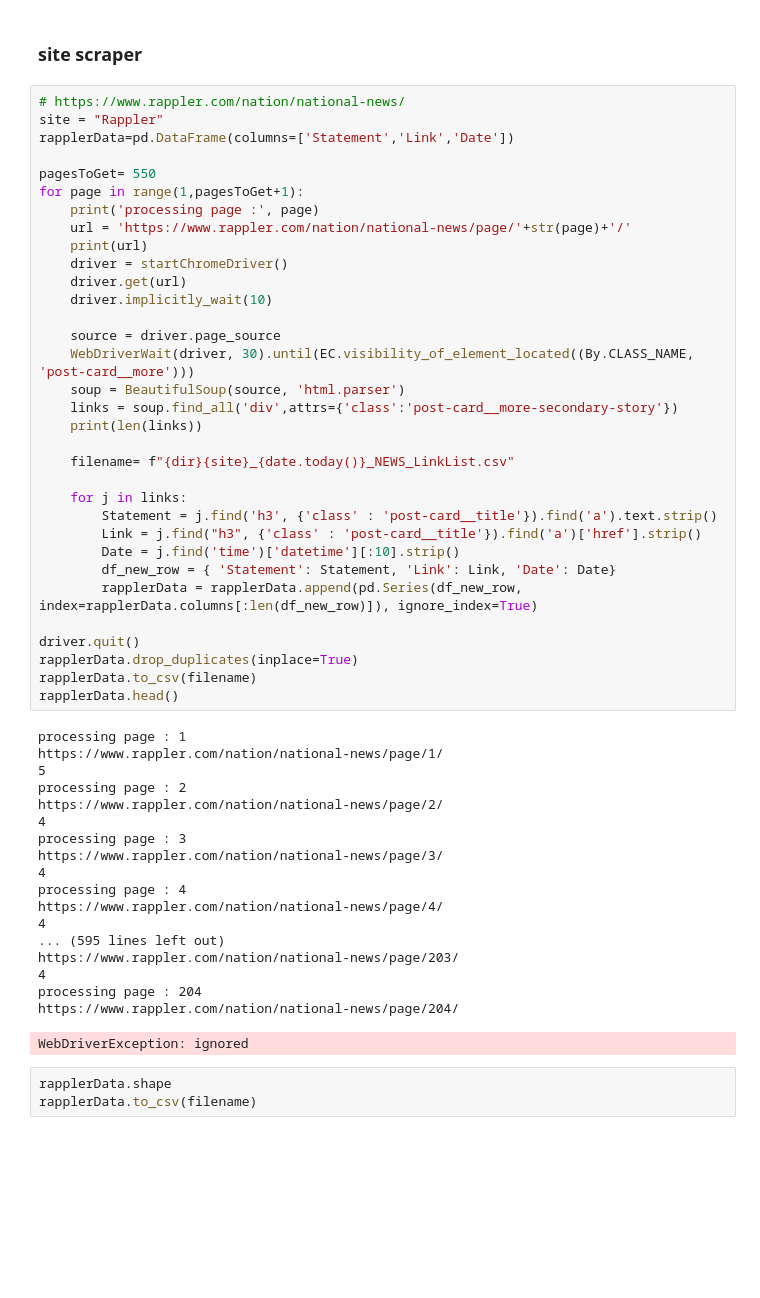
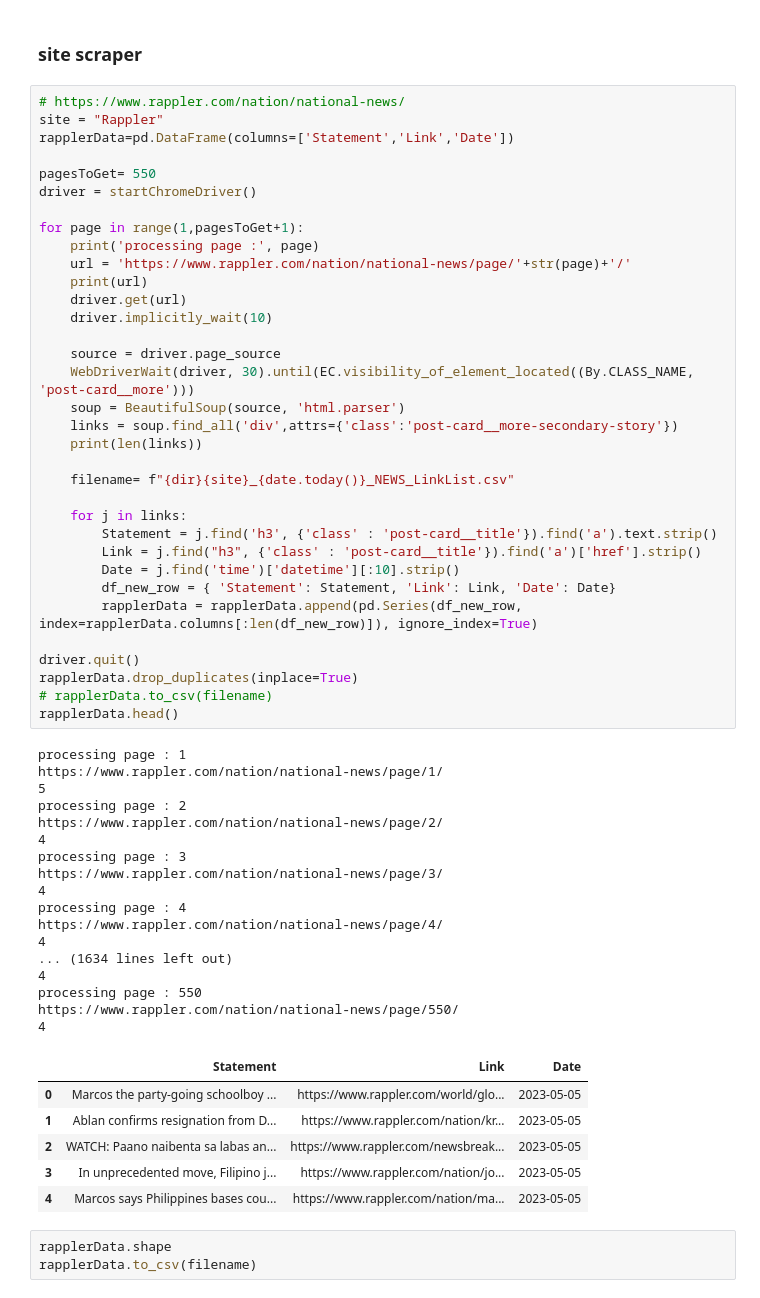
Before and after one commit to jmlDC/MARISOL-Thesis22-23, a Jupyter notebook: Scraper.ipynb, the cells around one changed output. Cells and saved outputs as stored; diff of their text form; blank space fills up the shorter version.

Commit message:
checkpoint: rappler getting news link done, fixed GMA on link extraction.

```diff
--- a/Scraper.ipynb
+++ b/Scraper.ipynb
@@ -1083,11 +1120,12 @@ site = "Rappler"
 rapplerData=pd.DataFrame(columns=['Statement','Link','Date'])
 
 pagesToGet= 550
+driver = startChromeDriver()
+
 for page in range(1,pagesToGet+1):
     print('processing page :', page)
     url = 'https://www.rappler.com/nation/national-news/page/'+str(page)+'/'
     print(url)
-    driver = startChromeDriver()
     driver.get(url)
     driver.implicitly_wait(10)
 
@@ -1096,39 +1134,44 @@ for page in range(1,pagesToGet+1):
     soup = BeautifulSoup(source, 'html.parser')
     links = soup.find_all('div',attrs={'class':'post-card__more-secondary-story'})
     print(len(links))
 
     filename= f"{dir}{site}_{date.today()}_NEWS_LinkList.csv"
 
     for j in links:
         Statement = j.find('h3', {'class' : 'post-card__title'}).find('a').text.strip()
         Link = j.find("h3", {'class' : 'post-card__title'}).find('a')['href'].strip()
         Date = j.find('time')['datetime'][:10].strip()
         df_new_row = { 'Statement': Statement, 'Link': Link, 'Date': Date}
         rapplerData = rapplerData.append(pd.Series(df_new_row, index=rapplerData.columns[:len(df_new_row)]), ignore_index=True)
 
 driver.quit()
 rapplerData.drop_duplicates(inplace=True)
-rapplerData.to_csv(filename)
+# rapplerData.to_csv(filename)
 rapplerData.head()
 # %% [output]
 processing page : 1
 https://www.rappler.com/nation/national-news/page/1/
 5
 processing page : 2
 https://www.rappler.com/nation/national-news/page/2/
 4
 processing page : 3
 https://www.rappler.com/nation/national-news/page/3/
 4
 processing page : 4
 https://www.rappler.com/nation/national-news/page/4/
 4
-... (595 lines left out)
-https://www.rappler.com/nation/national-news/page/203/
+... (1634 lines left out)
 4
-processing page : 204
-https://www.rappler.com/nation/national-news/page/204/
+processing page : 550
+https://www.rappler.com/nation/national-news/page/550/
+4
-WebDriverException: ignored
+|  | Statement | Link | Date |
+| 0 | Marcos the party-going schoolboy ... | https://www.rappler.com/world/glo... | 2023-05-05 |
+| 1 | Ablan confirms resignation from D... | https://www.rappler.com/nation/kr... | 2023-05-05 |
+| 2 | WATCH: Paano naibenta sa labas an... | https://www.rappler.com/newsbreak... | 2023-05-05 |
+| 3 | In unprecedented move, Filipino j... | https://www.rappler.com/nation/jo... | 2023-05-05 |
+| 4 | Marcos says Philippines bases cou... | https://www.rappler.com/nation/ma... | 2023-05-05 |
 # %%
 rapplerData.shape
 rapplerData.to_csv(filename)
```
Also changed, not shown: parts of 5 cells of this notebook.
